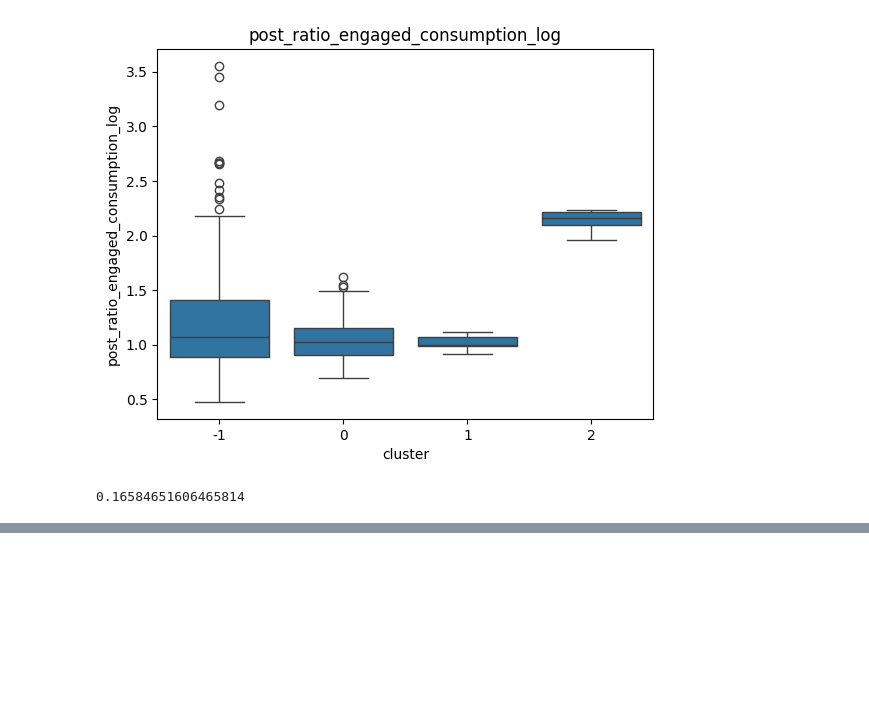
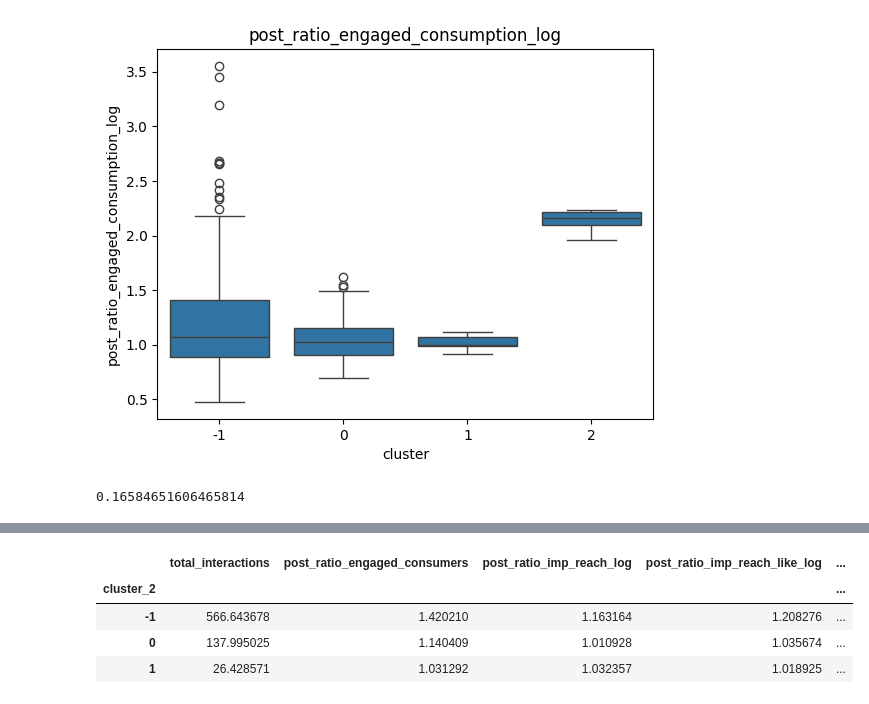
Before and after one commit to liammarsadeh/Facebook-Dataset-Project, a Jupyter notebook: Facebook_Metrices_Clustering.ipynb, the cells around one changed output, grey strips where cells are left out. Saved outputs shown, nothing was run; the diff lists cells and outputs as text; code cells hidden in the pictures; blank space fills up the shorter version.

```diff
--- a/Facebook_Metrices_Clustering.ipynb
+++ b/Facebook_Metrices_Clustering.ipynb
@@ -176,0 +273,14 @@ ss(X_scaled,df['cluster'])
+# %%
+df.groupby('cluster_2')[[
+    'total_interactions',
+    'post_ratio_engaged_consumers',
+    'post_ratio_imp_reach_log',
+    'post_ratio_imp_reach_like_log',
+    'post_ratio_engaged_consumption_log'
+]].mean()
+# %% [output]
+|  | total_interactions | post_ratio_engaged_consumers | post_ratio_imp_reach_log | post_ratio_imp_reach_like_log | ... |
+| cluster_2 |  |  |  |  | ... |
+| -1 | 566.643678 | 1.420210 | 1.163164 | 1.208276 | ... |
+| 0 | 137.995025 | 1.140409 | 1.010928 | 1.035674 | ... |
+| 1 | 26.428571 | 1.031292 | 1.032357 | 1.018925 | ... |
```
Also changed, not shown: parts of 20 cells of this notebook, 1 other file.
